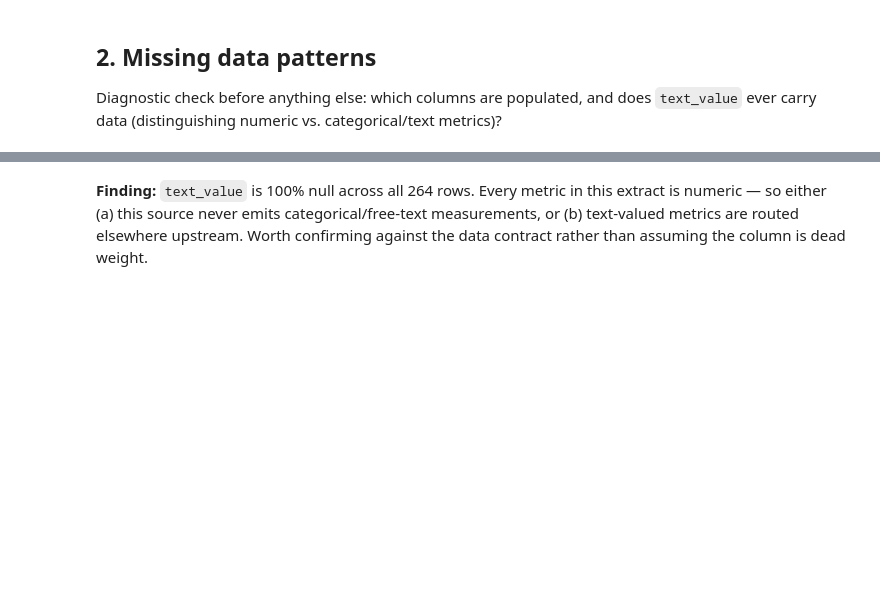
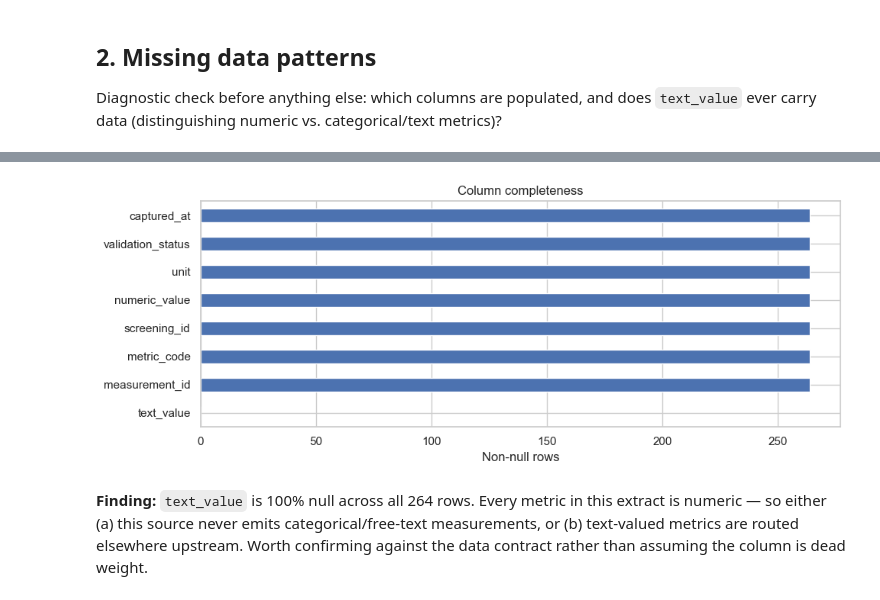
Before and after one commit to vimotechnologies/pulse80, a Jupyter notebook: data-analytics/notebooks/eda/measurements/Measurements_EDA_1.ipynb, the cells around one changed output, grey strips where cells are left out. Cells and saved outputs as stored; diff of their text form; code cells hidden in the pictures; blank space fills up the shorter version.

Commit message:
🐛 fix(eda): validate data relationships and notebook execution

```diff
--- a/data-analytics/notebooks/eda/measurements/Measurements_EDA_1.ipynb
+++ b/data-analytics/notebooks/eda/measurements/Measurements_EDA_1.ipynb
@@ -7,15 +7,23 @@ Exploratory data analysis of the wellness screening measurements dataset.
 coverage, unit consistency, and outlier/distribution diagnostics — the checks that determine whether this
 table is safe to key into downstream analytical models, rather than presentation-ready charts.
 # %%
+from pathlib import Path
+
 import pandas as pd
 import numpy as np
 import matplotlib.pyplot as plt
 import seaborn as sns
-import missingno as msno
 
 pd.set_option('display.max_columns', None)
 sns.set_theme(style='whitegrid')
 
-df = pd.read_csv('Measurements.csv')
+data_path = next((path for root in [Path.cwd(), *Path.cwd().parents]
+                  for path in [root / 'data-analytics/data/raw/Measurements.csv',
+                               root / 'data/raw/Measurements.csv']
+                  if path.exists()), None)
+if data_path is None:
+    raise FileNotFoundError('Place Measurements.csv in data-analytics/data/raw/')
+
+df = pd.read_csv(data_path)
 print(f"Shape: {df.shape[0]} rows x {df.shape[1]} columns")
 df.head(10)
@@ -43,9 +92,12 @@ missing_summary
 # %%
 fig, ax = plt.subplots(figsize=(10, 4))
-msno.bar(df, ax=ax, color='#4C72B0')
+df.notna().sum().sort_values().plot(kind='barh', ax=ax, color='#4C72B0')
+ax.set_xlabel('Non-null rows')
 plt.title('Column completeness')
 plt.tight_layout()
 plt.show()
+# %% [output]
+[figure, added]
 # %% [markdown]
 **Finding:** `text_value` is 100% null across all 264 rows. Every metric in this extract is numeric —
 so either (a) this source never emits categorical/free-text measurements, or (b) text-valued metrics are
```
Also changed, not shown: parts of 13 cells of this notebook, 3 other files.
